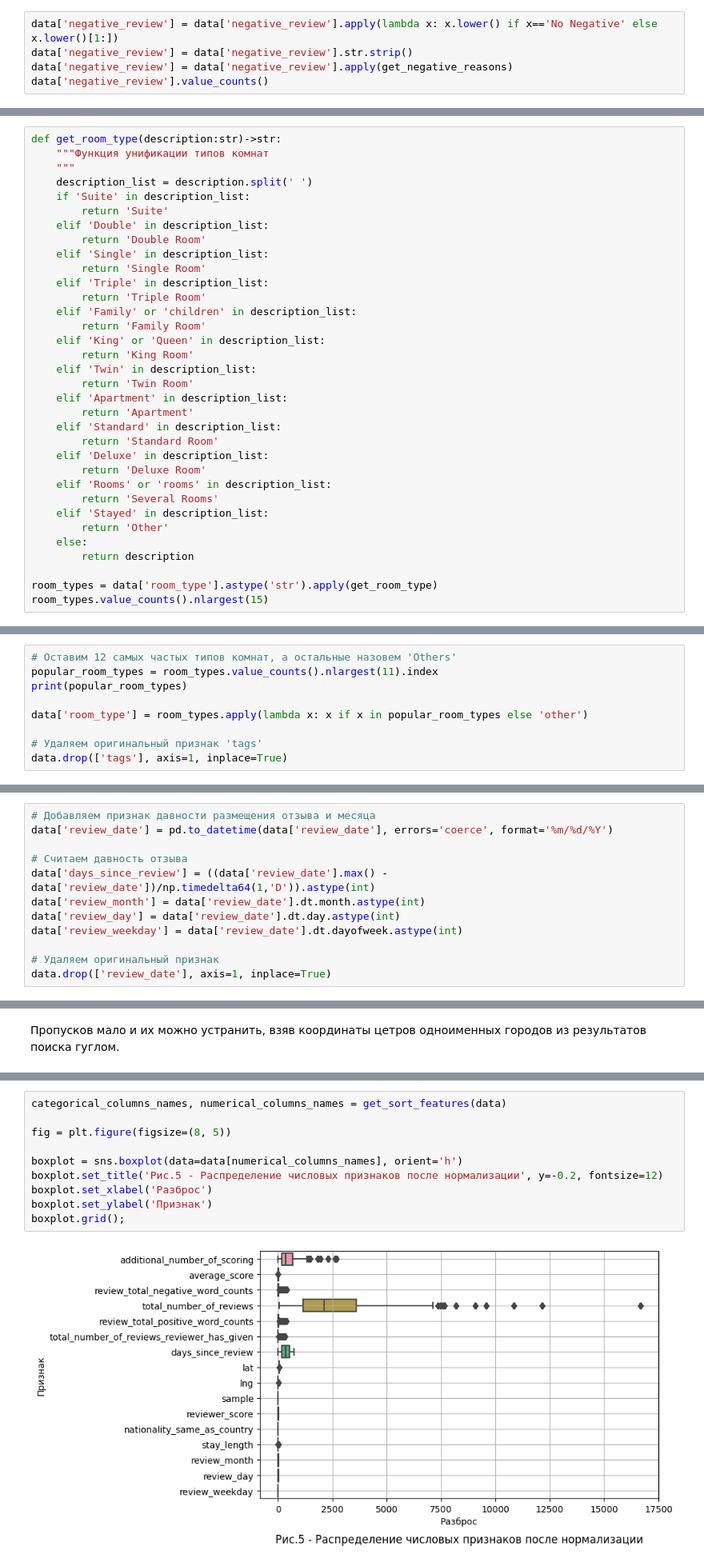
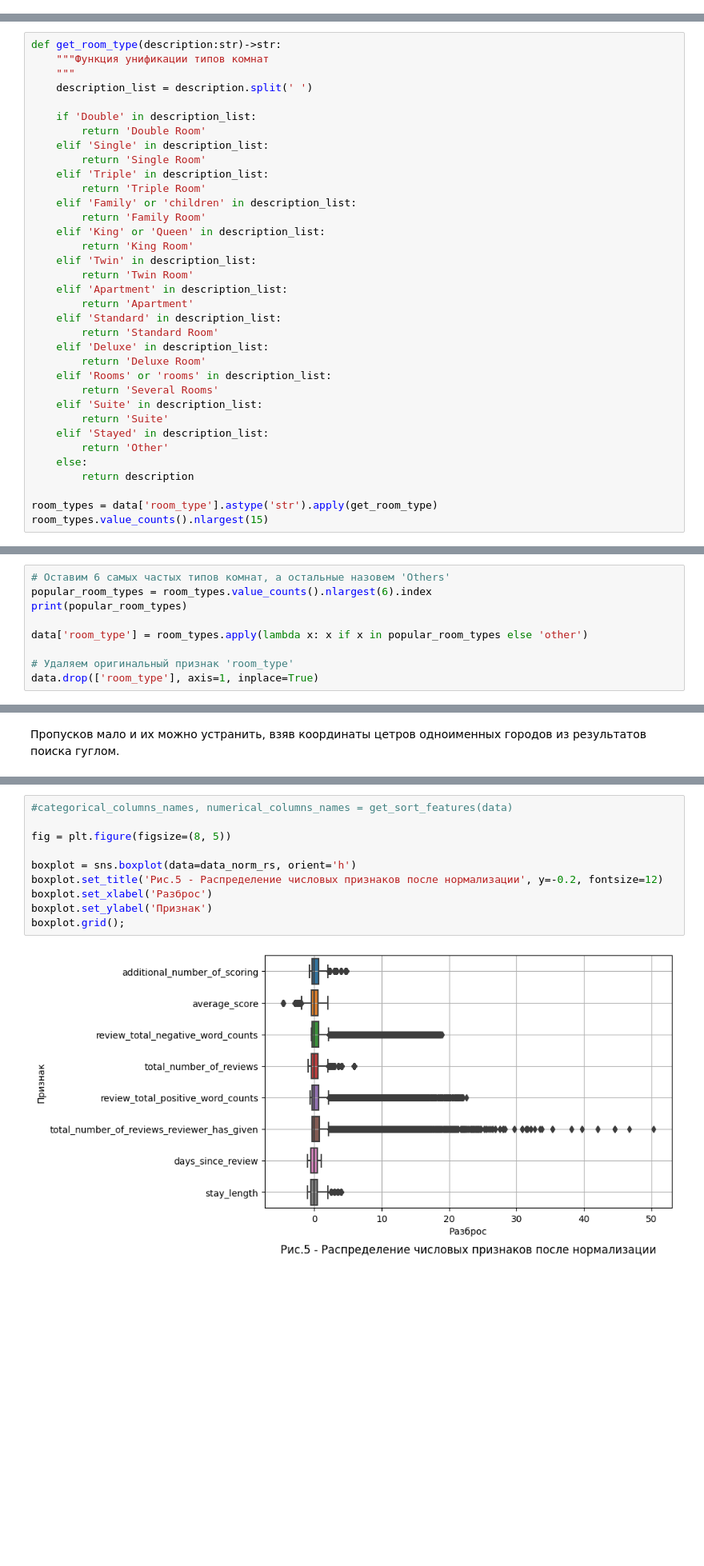
Before and after one commit to Alex1iv/Hotel-rating-prediction, a Jupyter notebook: notebooks/Hotel_ratings_en.ipynb, the cells around one changed output, grey strips where cells are left out. Shown: that part at 80% size. Drawn from its saved outputs; the diff is of its cells as text; blank space fills up the shorter version.

```diff
--- a/notebooks/Hotel_ratings_en.ipynb
+++ b/notebooks/Hotel_ratings_en.ipynb
@@ -452,5 +542,0 @@ Name: negative_review, dtype: int64
-# %%
-data['negative_review'] = data['negative_review'].apply(lambda x: x.lower() if x=='No Negative' else x.lower()[1:])
-data['negative_review'] = data['negative_review'].str.strip()
-data['negative_review'] = data['negative_review'].apply(get_negative_reasons)
-data['negative_review'].value_counts()
@@ -677,9 +748,8 @@ def get_room_type(description:str)->str:
     """Функция унификации типов комнат
     """
     description_list = description.split(' ')
-    if 'Suite' in description_list:
-        return 'Suite'
-    elif 'Double' in description_list:
+
+    if 'Double' in description_list:
         return 'Double Room'
     elif 'Single' in description_list:
         return 'Single Room'
@@ -699,6 +769,8 @@ def get_room_type(description:str)->str:
         return 'Deluxe Room'
     elif 'Rooms' or 'rooms' in description_list:
         return 'Several Rooms'
+    elif 'Suite' in description_list:
+        return 'Suite'
     elif 'Stayed' in description_list:
         return 'Other'
     else:
@@ -715,11 +786,11 @@ Triple Room      9256
 Name: room_type, dtype: int64
 # %%
-# Оставим 12 самых частых типов комнат, а остальные назовем 'Others'
-popular_room_types = room_types.value_counts().nlargest(11).index
+# Оставим 6 самых частых типов комнат, а остальные назовем 'Others'
+popular_room_types = room_types.value_counts().nlargest(6).index
 print(popular_room_types)
 
 data['room_type'] = room_types.apply(lambda x: x if x in popular_room_types else 'other')
 
-# Удаляем оригинальный признак 'tags'
-data.drop(['tags'], axis=1, inplace=True)
+# Удаляем оригинальный признак 'room_type'
+data.drop(['room_type'], axis=1, inplace=True)
 # %% [output]
@@ -743,15 +815,3 @@ data['review_weekday'] = data['review_date'].dt.dayofweek.astype(int)
-# %%
-# Добавляем признак давности размещения отзыва и месяца
-data['review_date'] = pd.to_datetime(data['review_date'], errors='coerce', format='%m/%d/%Y')
-
-# Считаем давность отзыва
-data['days_since_review'] = ((data['review_date'].max() - data['review_date'])/np.timedelta64(1,'D')).astype(int)
-data['review_month'] = data['review_date'].dt.month.astype(int)
-data['review_day'] = data['review_date'].dt.day.astype(int)
-data['review_weekday'] = data['review_date'].dt.dayofweek.astype(int)
-
-# Удаляем оригинальный признак
-data.drop(['review_date'], axis=1, inplace=True)
 # %% [markdown]
 ## Обработка числовых признаков
 # %% [markdown]
@@ -927,12 +979,12 @@ ax.set_ylabel('Значение');
 # %%
-categorical_columns_names, numerical_columns_names = get_sort_features(data)
+#categorical_columns_names, numerical_columns_names = get_sort_features(data)
 
 fig = plt.figure(figsize=(8, 5))
 
-boxplot = sns.boxplot(data=data[numerical_columns_names], orient='h')
+boxplot = sns.boxplot(data=data_norm_rs, orient='h')
 boxplot.set_title('Рис.5 - Распределение числовых признаков после нормализации', y=-0.2, fontsize=12)
 boxplot.set_xlabel('Разброс')
 boxplot.set_ylabel('Признак')
 boxplot.grid();
 # %% [output]
-[figure, old version]
+[figure, new version]
```
Also changed, not shown: parts of 81 cells of this notebook.
